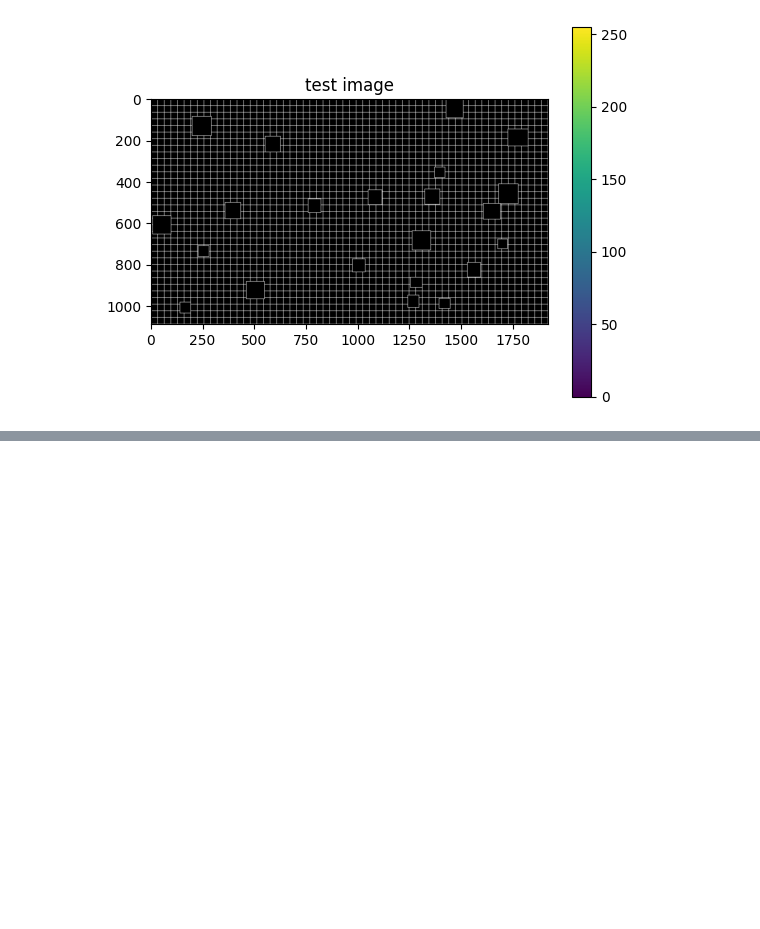
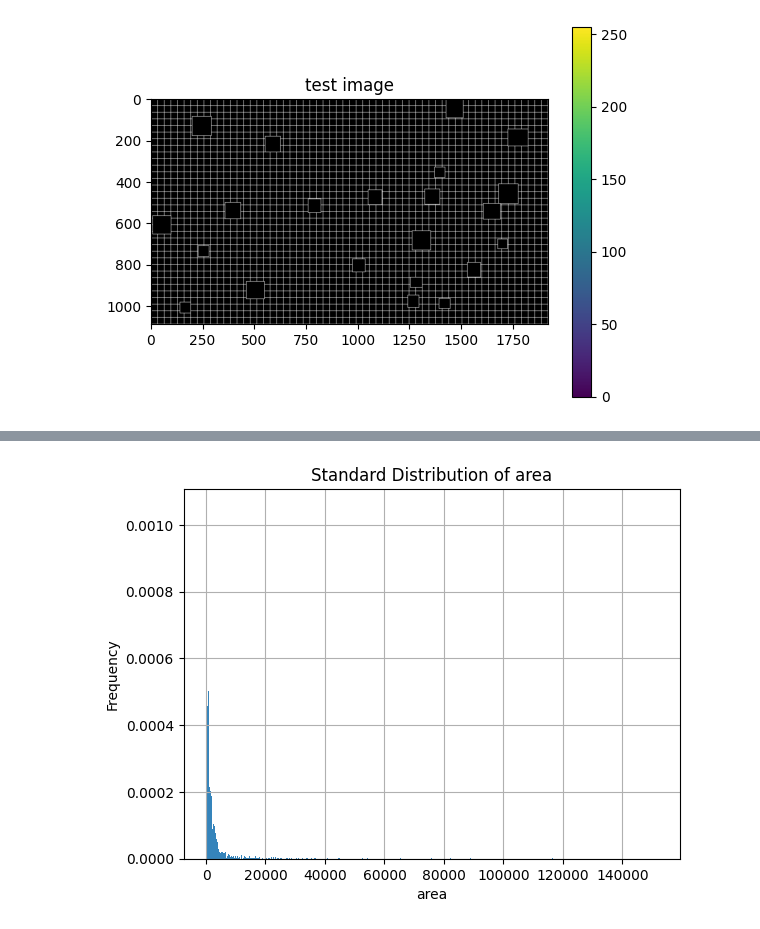
Before and after one commit to ManosMpampis/opendr, a Jupyter notebook: projects/python/perception/object_detection_2d/nanodet/dataset_manager.ipynb, the cells around one changed output, grey strips where cells are left out. Cells and saved outputs as stored; diff of their text form; code cells hidden in the pictures; blank space fills up the shorter version.

Commit message:
update for new dataset "Weed" RUN IN PYTORCH LIGHTNING 1.2.3

```diff
--- a/projects/python/perception/object_detection_2d/nanodet/dataset_manager.ipynb
+++ b/projects/python/perception/object_detection_2d/nanodet/dataset_manager.ipynb
@@ -722,0 +637,7 @@ plt.imsave("./predefined_examples/big_example3.jpg", new_image)
+# %%
+temp_img = cv2.imread(f"{dataset_main_path}/train/images/0ab7243432c893122512.jpg")
+height, width = temp_img.shape[0], temp_img.shape[1]
+target_height = 1088 * 2
+target_width = 1920 * 2
+dst_shape = (target_width, target_height)
+shapeTransformer = ShapeTransform(**augm_dic)
@@ -722,0 +785,21 @@ plt.imsave("./predefined_examples/big_example3.jpg", new_image)
+# %%
+# Define the path to the dataset
+dataset_path = f'/media/manos/hdd/allea_datasets/weedDataset/1080p/eval/annotations'
+
+# Initialize dataframe
+columns = ["xmin", "ymin", "xmax", "ymax","width", "height", "area", "name"]
+df = pd.DataFrame([], columns=columns)
+
+# Iterate over all annotations in the dataset
+for subdir, dirs, files in os.walk(dataset_path):
+    for file in files:
+        # Load the image
+        bboxes = read_annotation_file(os.path.join(subdir, file))
+        bboxes = [[bbox["bbox"][0], bbox["bbox"][1], bbox["bbox"][2], bbox["bbox"][3], bbox["bbox"][2]-bbox["bbox"][0], bbox["bbox"][3]-bbox["bbox"][1], (bbox["bbox"][2]-bbox["bbox"][0])*(bbox["bbox"][3]-bbox["bbox"][1]), file] for bbox in bboxes]
+
+        # Convert the list into pandas
+        df = pd.concat([df, pd.DataFrame(bboxes, columns=columns)], axis=0)
+
+# Calculate the mean and standard deviation of annotations
+print("mean || std || max || min")
+display(df.mean(numeric_only=True), df.std(numeric_only=True), df.max(numeric_only=True), df.min(numeric_only=True))
@@ -722,0 +840,7 @@ plt.imsave("./predefined_examples/big_example3.jpg", new_image)
+# %%
+print(df.shape[0])
+# df_small = df[df["area"]<=200000]
+df_small = df[df["width"]<412]
+df_small = df_small[df_small["height"]<412]
+# df_small = df_small[df_small["area"]<=412]
+print(df_small.shape[0])
@@ -722,0 +1090,11 @@ plt.imsave("./predefined_examples/big_example3.jpg", new_image)
+# %%
+column_name = 'area'
+column_data = df_small[column_name]
+plt.hist(column_data, bins=10000, density=True, alpha=0.9)  # Adjust the number of bins as needed
+plt.xlabel(column_name)
+plt.ylabel('Frequency')
+plt.title('Standard Distribution of {}'.format(column_name))
+plt.grid(True)
+plt.show()
+# %% [output]
+[figure, added]
```
Also changed, not shown: parts of 43 cells of this notebook, 18 other files.
